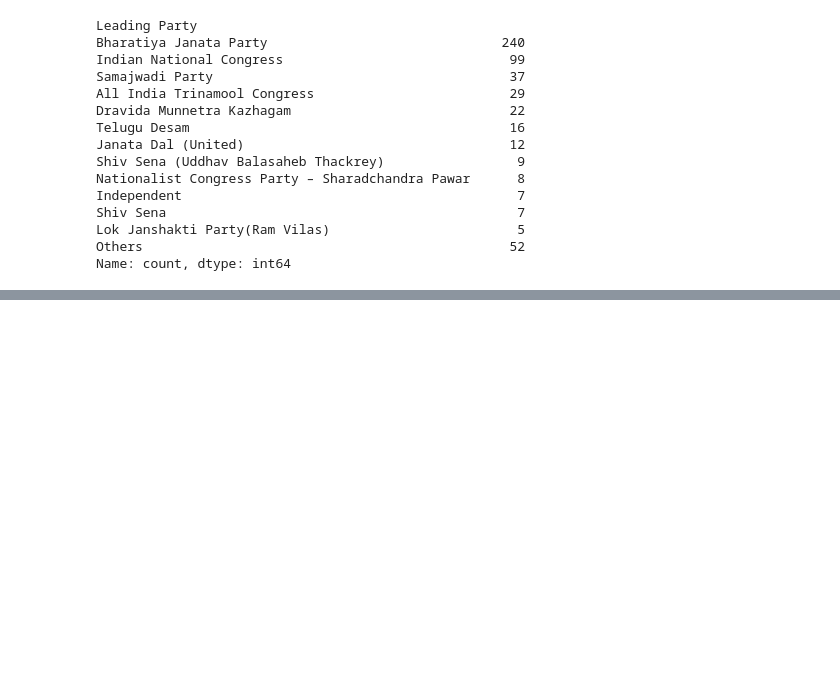
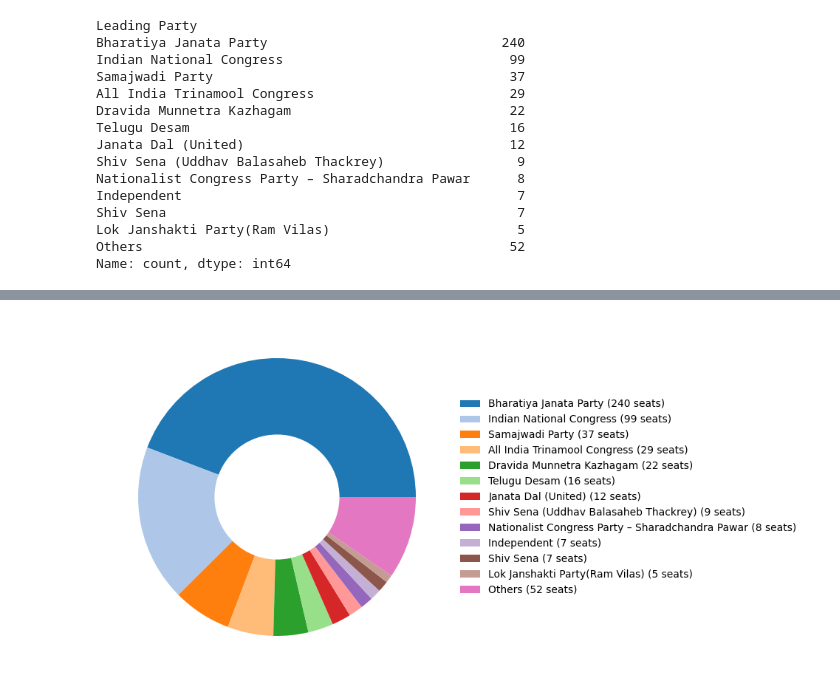
Before and after one commit to VijayKandpal001/Election_Dataset_Analysis, a Jupyter notebook: main.ipynb, the cells around one changed output, grey strips where cells are left out. Cells and saved outputs as stored; diff of their text form; code cells hidden in the pictures; blank space fills up the shorter version.

```diff
--- a/main.ipynb
+++ b/main.ipynb
@@ -160,0 +172,29 @@ Name: count, dtype: int64
+# %%
+fig, ax = plt.subplots(figsize=(10,5))
+party_names=list(leading_party_counts.index)
+party_counts=list(leading_party_counts.values)
+colors= plt.cm.tab20.colors
+
+plt.pie(
+    party_counts,
+    colors=colors,
+    wedgeprops = {"width": 0.55}, # donut hole size increases on reducing the width. Width ranges from 0 to 1(indcluding 0 and 1)
+)
+
+legend_patches =[Patch(facecolor=colors[i], label=f"{
+    party_names[i]} ({party_counts[i]} seats)")
+    for i in range(len(party_names))
+    ]
+
+ax.legend(
+    handles= legend_patches,
+    loc="center left",
+    bbox_to_anchor=(1, 0.5),
+    frameon=False,
+)
+
+
+plt.tight_layout()
+plt.show()
+# %% [output]
+[figure, added]
```
Also changed, not shown: parts of 7 cells of this notebook, 1 other file.
